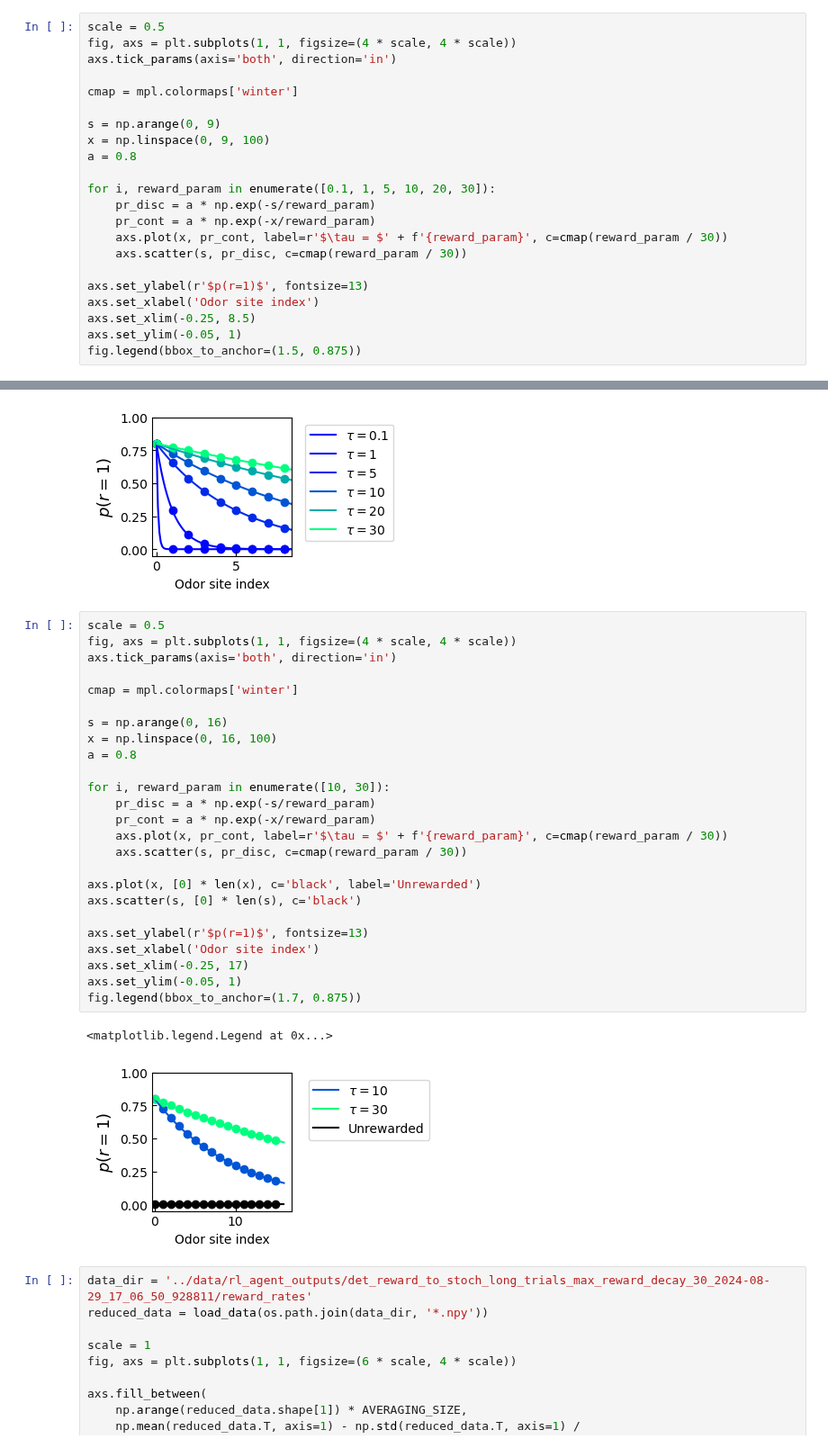
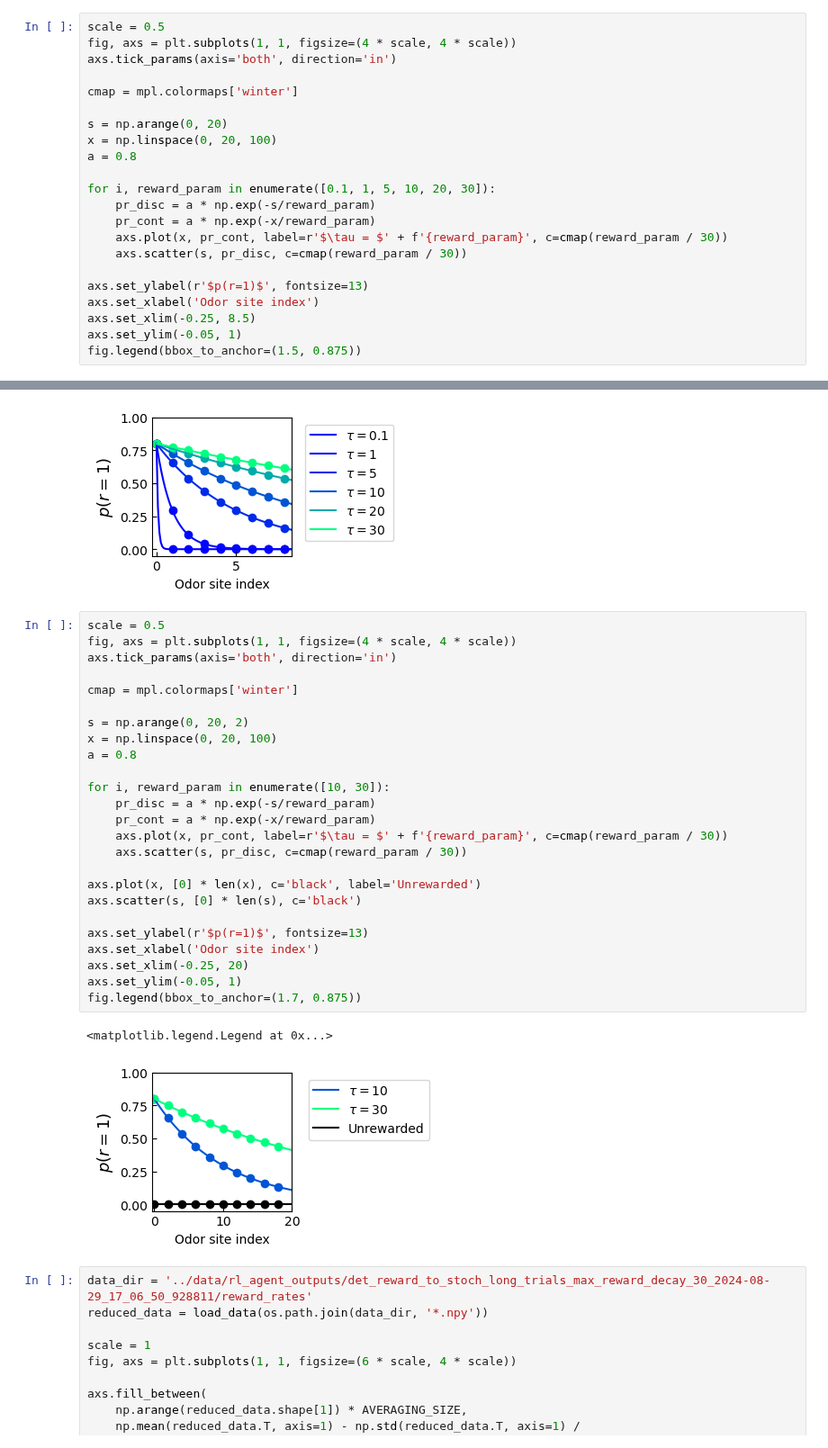
Before and after one commit to davidgbe/favorably_connected, a Jupyter notebook: code/notebooks/learning_baseline_exp_stoch_rewards.ipynb, the cells around one changed output, grey strips where cells are left out. Shown at 90% size. Cells and saved outputs as stored; diff of their text form.

```diff
--- a/code/notebooks/learning_baseline_exp_stoch_rewards.ipynb
+++ b/code/notebooks/learning_baseline_exp_stoch_rewards.ipynb
@@ -25,8 +25,8 @@ axs.tick_params(axis='both', direction='in')
 
 cmap = mpl.colormaps['winter']
 
-s = np.arange(0, 9)
-x = np.linspace(0, 9, 100)
+s = np.arange(0, 20)
+x = np.linspace(0, 20, 100)
 a = 0.8
 
 for i, reward_param in enumerate([0.1, 1, 5, 10, 20, 30]):
@@ -46,31 +46,31 @@ fig.legend(bbox_to_anchor=(1.5, 0.875))
 # %%
 scale = 0.5
 fig, axs = plt.subplots(1, 1, figsize=(4 * scale, 4 * scale))
 axs.tick_params(axis='both', direction='in')
 
 cmap = mpl.colormaps['winter']
 
-s = np.arange(0, 16)
-x = np.linspace(0, 16, 100)
+s = np.arange(0, 20, 2)
+x = np.linspace(0, 20, 100)
 a = 0.8
 
 for i, reward_param in enumerate([10, 30]):
     pr_disc = a * np.exp(-s/reward_param)
     pr_cont = a * np.exp(-x/reward_param)
     axs.plot(x, pr_cont, label=r'$\tau = $' + f'{reward_param}', c=cmap(reward_param / 30))
     axs.scatter(s, pr_disc, c=cmap(reward_param / 30))
 
 axs.plot(x, [0] * len(x), c='black', label='Unrewarded')
 axs.scatter(s, [0] * len(s), c='black')
 
 axs.set_ylabel(r'$p(r=1)$', fontsize=13)
 axs.set_xlabel('Odor site index')
-axs.set_xlim(-0.25, 17)
+axs.set_xlim(-0.25, 20)
 axs.set_ylim(-0.05, 1)
 fig.legend(bbox_to_anchor=(1.7, 0.875))
 # %% [output]
 <matplotlib.legend.Legend at 0x...>
-[figure, old version]
+[figure, new version]
 # %%
 data_dir = '../data/rl_agent_outputs/det_reward_to_stoch_long_trials_max_reward_decay_30_2024-08-29_17_06_50_928811/reward_rates'
 reduced_data = load_data(os.path.join(data_dir, '*.npy'))
```
Also changed, not shown: parts of 2 cells of this notebook, 14 other files.
